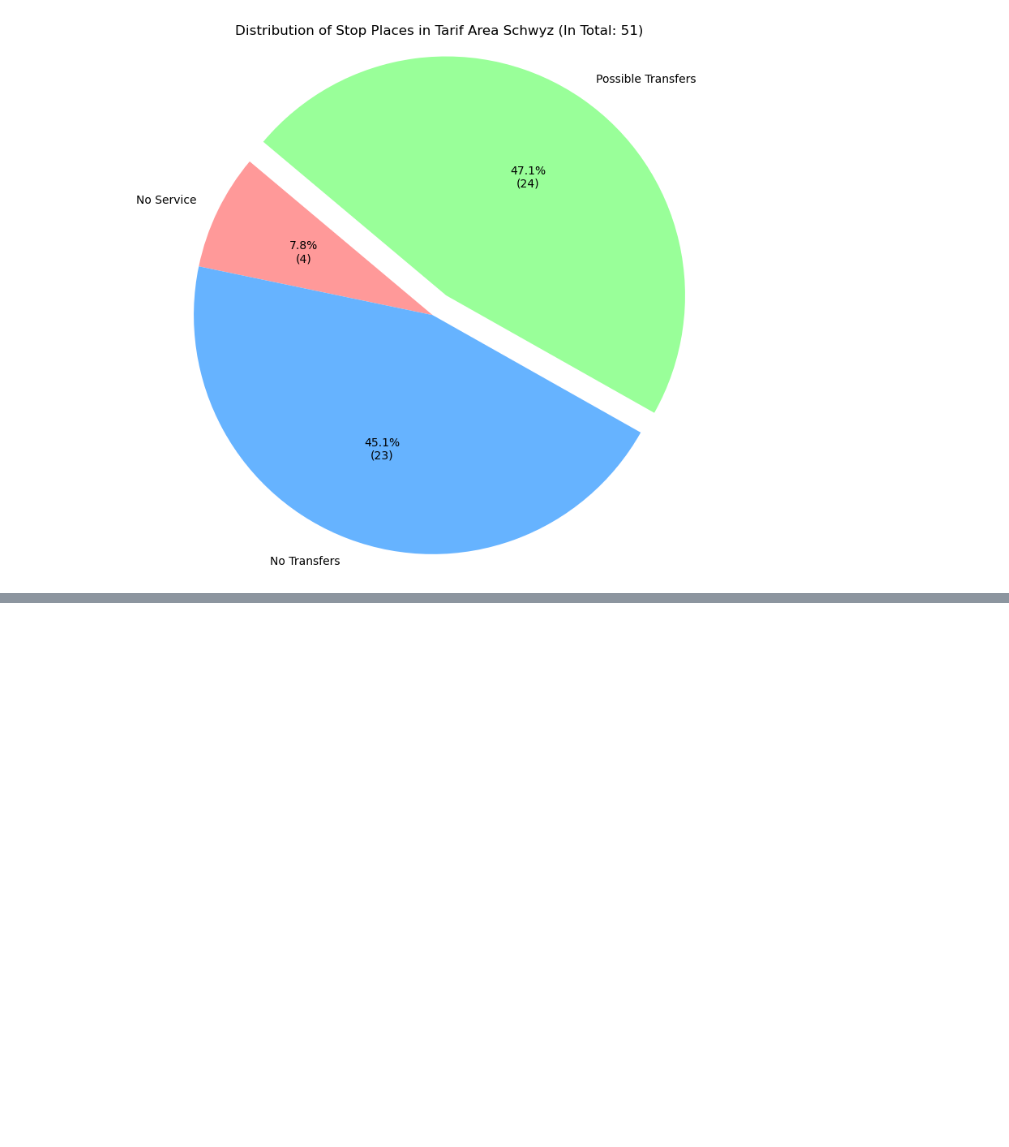
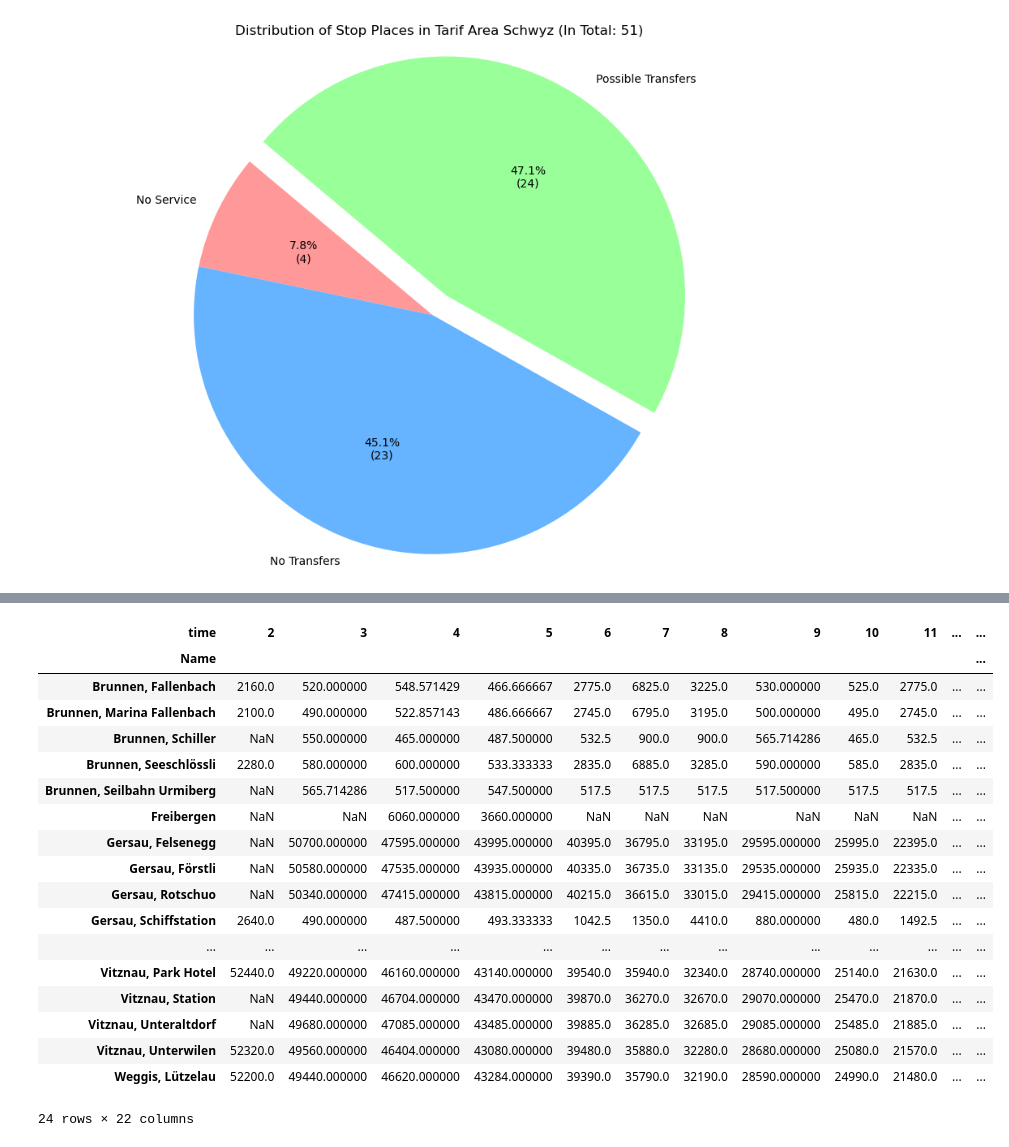
Before and after one commit to eszemp/wait4me, a Jupyter notebook: UseCaseStudy/scripts/04_analyze_visualize_time_series.ipynb, the cells around one changed output, grey strips where cells are left out. Cells and saved outputs as stored; diff of their text form; code cells hidden in the pictures; blank space fills up the shorter version.

Commit message:
fist stastistical analysis of buffer times

```diff
--- a/UseCaseStudy/scripts/04_analyze_visualize_time_series.ipynb
+++ b/UseCaseStudy/scripts/04_analyze_visualize_time_series.ipynb
@@ -87,0 +74,24 @@ print(stop_places_active.head())
+# %%
+stop_places_active['buffer_timeseries'] = stop_places_active['buffer_timeseries'].apply(json.loads)
+df_long = stop_places_active.explode('buffer_timeseries')
+df_unpacked = pd.concat([
+    df_long.drop(columns=['buffer_timeseries']).reset_index(drop=True),
+    pd.json_normalize(df_long['buffer_timeseries']).reset_index(drop=True)
+], axis=1)
+df_unpacked['buffer'] = df_unpacked['buffer'] / 60
+
+df_unpacked['time'] = pd.to_datetime(df_unpacked['time'])
+df_unpacked['buffer'] = pd.to_numeric(df_unpacked['buffer'])
+# %%
+bins = [0, 1, 3, 5, 10, float('inf')]
+labels = ['1m or under', '1-3m', '3-5m', '5-10m', '10m+']
+df_unpacked['buffer_category'] = pd.cut(df_unpacked['buffer'], bins=bins, labels=labels, include_lowest=True)
+
+# 3. Create the Per-Stop Summary Table
+# This counts how many times each stop falls into each buffer category
+stop_histogram = pd.crosstab(
+    index=[df_unpacked['Nummer'], df_unpacked['Name']],
+    columns=df_unpacked['buffer_category']
+)
+
+stop_histogram
@@ -87,0 +148,31 @@ print(stop_places_active.head())
+# %%
+# Create an hourly map for each stop
+# Rows = Stops, Columns = Hours of the day
+stop_hourly_map = df_unpacked.pivot_table(
+    index='Name',
+    columns=df_unpacked['time'].dt.hour,
+    values='buffer',
+    aggfunc='mean'
+)
+
+stop_hourly_map
+# %% [output]
+| time | 2 | 3 | 4 | 5 | 6 | 7 | 8 | 9 | 10 | 11 | ... | ... |
+| Name |  |  |  |  |  |  |  |  |  |  |  | ... |
+| Brunnen, Fallenbach | 2160.0 | 520.000000 | 548.571429 | 466.666667 | 2775.0 | 6825.0 | 3225.0 | 530.000000 | 525.0 | 2775.0 | ... | ... |
+| Brunnen, Marina Fallenbach | 2100.0 | 490.000000 | 522.857143 | 486.666667 | 2745.0 | 6795.0 | 3195.0 | 500.000000 | 495.0 | 2745.0 | ... | ... |
+| Brunnen, Schiller | NaN | 550.000000 | 465.000000 | 487.500000 | 532.5 | 900.0 | 900.0 | 565.714286 | 465.0 | 532.5 | ... | ... |
+| Brunnen, Seeschlössli | 2280.0 | 580.000000 | 600.000000 | 533.333333 | 2835.0 | 6885.0 | 3285.0 | 590.000000 | 585.0 | 2835.0 | ... | ... |
+| Brunnen, Seilbahn Urmiberg | NaN | 565.714286 | 517.500000 | 547.500000 | 517.5 | 517.5 | 517.5 | 517.500000 | 517.5 | 517.5 | ... | ... |
+| Freibergen | NaN | NaN | 6060.000000 | 3660.000000 | NaN | NaN | NaN | NaN | NaN | NaN | ... | ... |
+| Gersau, Felsenegg | NaN | 50700.000000 | 47595.000000 | 43995.000000 | 40395.0 | 36795.0 | 33195.0 | 29595.000000 | 25995.0 | 22395.0 | ... | ... |
+| Gersau, Förstli | NaN | 50580.000000 | 47535.000000 | 43935.000000 | 40335.0 | 36735.0 | 33135.0 | 29535.000000 | 25935.0 | 22335.0 | ... | ... |
+| Gersau, Rotschuo | NaN | 50340.000000 | 47415.000000 | 43815.000000 | 40215.0 | 36615.0 | 33015.0 | 29415.000000 | 25815.0 | 22215.0 | ... | ... |
+| Gersau, Schiffstation | 2640.0 | 490.000000 | 487.500000 | 493.333333 | 1042.5 | 1350.0 | 4410.0 | 880.000000 | 480.0 | 1492.5 | ... | ... |
+| ... | ... | ... | ... | ... | ... | ... | ... | ... | ... | ... | ... | ... |
+| Vitznau, Park Hotel | 52440.0 | 49220.000000 | 46160.000000 | 43140.000000 | 39540.0 | 35940.0 | 32340.0 | 28740.000000 | 25140.0 | 21630.0 | ... | ... |
+| Vitznau, Station | NaN | 49440.000000 | 46704.000000 | 43470.000000 | 39870.0 | 36270.0 | 32670.0 | 29070.000000 | 25470.0 | 21870.0 | ... | ... |
+| Vitznau, Unteraltdorf | NaN | 49680.000000 | 47085.000000 | 43485.000000 | 39885.0 | 36285.0 | 32685.0 | 29085.000000 | 25485.0 | 21885.0 | ... | ... |
+| Vitznau, Unterwilen | 52320.0 | 49560.000000 | 46404.000000 | 43080.000000 | 39480.0 | 35880.0 | 32280.0 | 28680.000000 | 25080.0 | 21570.0 | ... | ... |
+| Weggis, Lützelau | 52200.0 | 49440.000000 | 46620.000000 | 43284.000000 | 39390.0 | 35790.0 | 32190.0 | 28590.000000 | 24990.0 | 21480.0 | ... | ... |
+24 rows × 22 columns
```
Also changed, not shown: parts of 4 cells of this notebook.
